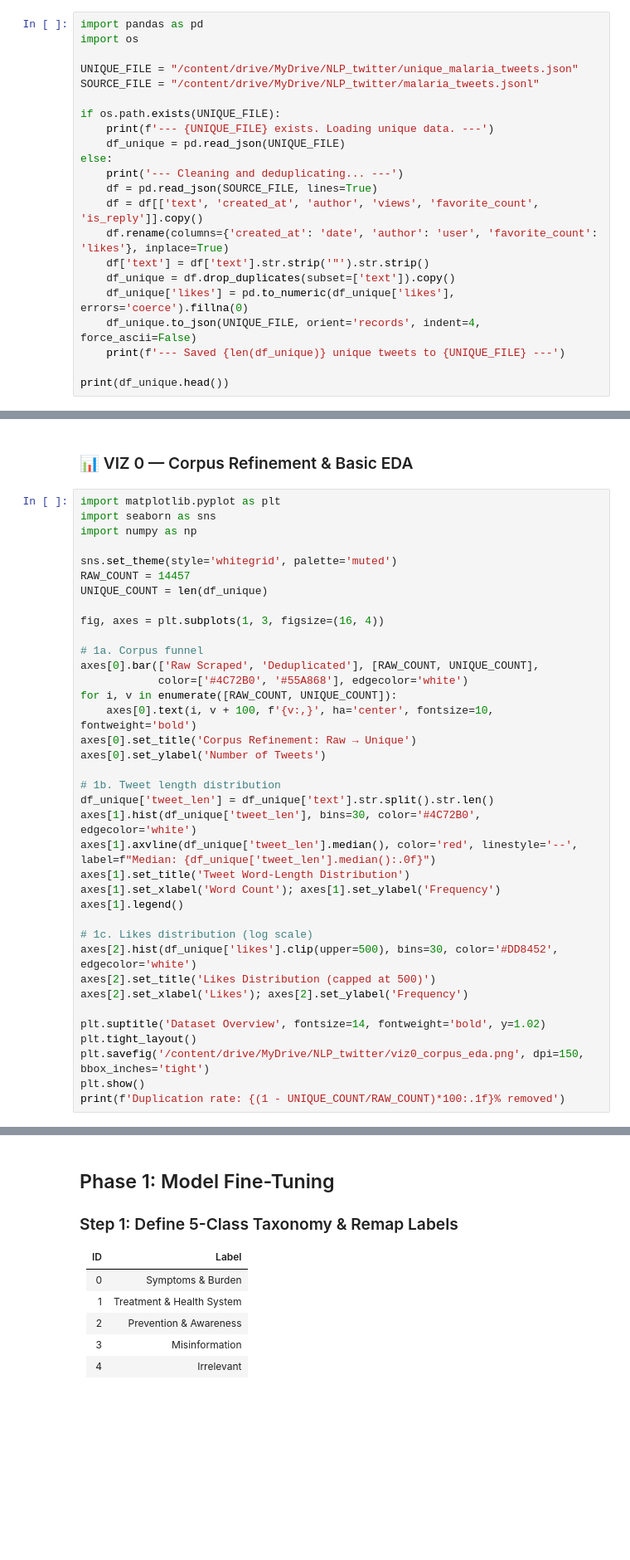
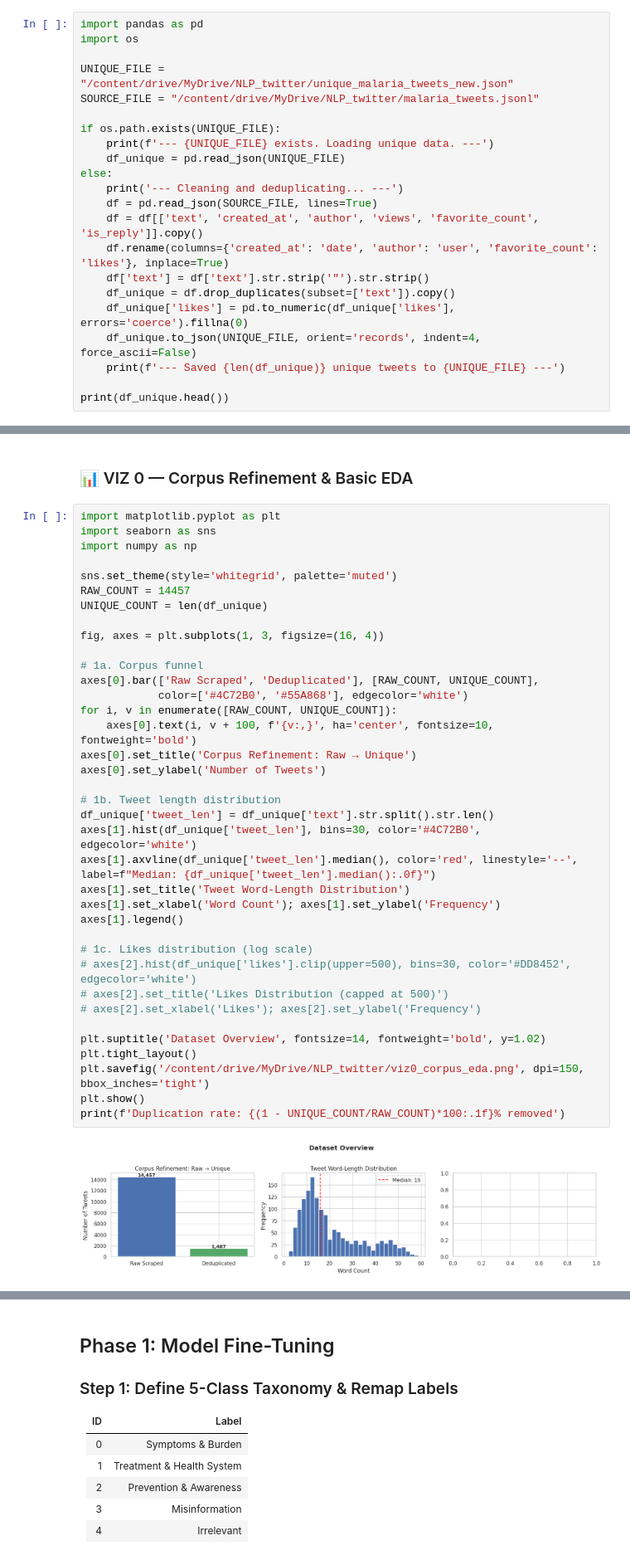
Before and after one commit to GunroarCannon/NLP-malaria-tweet-classification, a Jupyter notebook: NLP_builder_new.ipynb, the cells around one changed output, grey strips where cells are left out. Shown at 83% size. Drawn from its saved outputs; the diff is of its cells as text; blank space fills up the shorter version.

```diff
--- a/NLP_builder_new.ipynb
+++ b/NLP_builder_new.ipynb
@@ -23,7 +28,7 @@ drive.mount('/content/drive')
 import pandas as pd
 import os
 
-UNIQUE_FILE = "/content/drive/MyDrive/NLP_twitter/unique_malaria_tweets.json"
+UNIQUE_FILE = "/content/drive/MyDrive/NLP_twitter/unique_malaria_tweets_new.json"
 SOURCE_FILE = "/content/drive/MyDrive/NLP_twitter/malaria_tweets.jsonl"
 
 if os.path.exists(UNIQUE_FILE):
@@ -50,33 +70,35 @@ import numpy as np
 
 sns.set_theme(style='whitegrid', palette='muted')
 RAW_COUNT = 14457
 UNIQUE_COUNT = len(df_unique)
 
 fig, axes = plt.subplots(1, 3, figsize=(16, 4))
 
 # 1a. Corpus funnel
 axes[0].bar(['Raw Scraped', 'Deduplicated'], [RAW_COUNT, UNIQUE_COUNT],
             color=['#4C72B0', '#55A868'], edgecolor='white')
 for i, v in enumerate([RAW_COUNT, UNIQUE_COUNT]):
     axes[0].text(i, v + 100, f'{v:,}', ha='center', fontsize=10, fontweight='bold')
 axes[0].set_title('Corpus Refinement: Raw → Unique')
 axes[0].set_ylabel('Number of Tweets')
 
 # 1b. Tweet length distribution
 df_unique['tweet_len'] = df_unique['text'].str.split().str.len()
 axes[1].hist(df_unique['tweet_len'], bins=30, color='#4C72B0', edgecolor='white')
 axes[1].axvline(df_unique['tweet_len'].median(), color='red', linestyle='--', label=f"Median: {df_unique['tweet_len'].median():.0f}")
 axes[1].set_title('Tweet Word-Length Distribution')
 axes[1].set_xlabel('Word Count'); axes[1].set_ylabel('Frequency')
 axes[1].legend()
 
 # 1c. Likes distribution (log scale)
-axes[2].hist(df_unique['likes'].clip(upper=500), bins=30, color='#DD8452', edgecolor='white')
-axes[2].set_title('Likes Distribution (capped at 500)')
-axes[2].set_xlabel('Likes'); axes[2].set_ylabel('Frequency')
+# axes[2].hist(df_unique['likes'].clip(upper=500), bins=30, color='#DD8452', edgecolor='white')
+# axes[2].set_title('Likes Distribution (capped at 500)')
+# axes[2].set_xlabel('Likes'); axes[2].set_ylabel('Frequency')
 
 plt.suptitle('Dataset Overview', fontsize=14, fontweight='bold', y=1.02)
 plt.tight_layout()
 plt.savefig('/content/drive/MyDrive/NLP_twitter/viz0_corpus_eda.png', dpi=150, bbox_inches='tight')
 plt.show()
 print(f'Duplication rate: {(1 - UNIQUE_COUNT/RAW_COUNT)*100:.1f}% removed')
+# %% [output]
+[figure, added]
```
Also changed, not shown: parts of 20 cells of this notebook.
